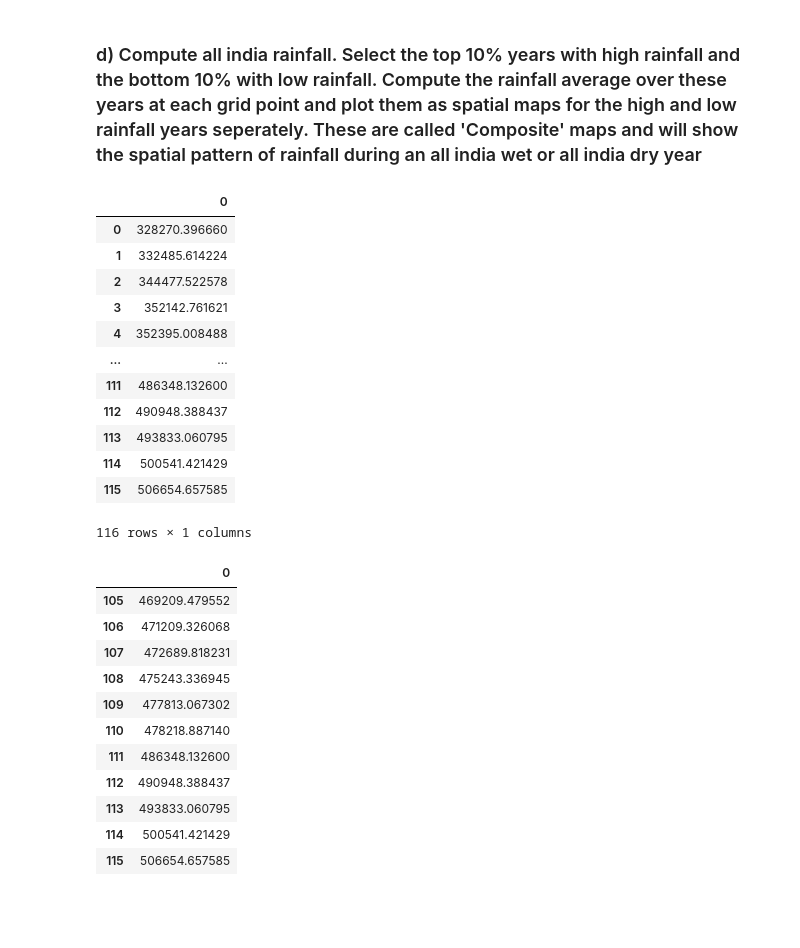
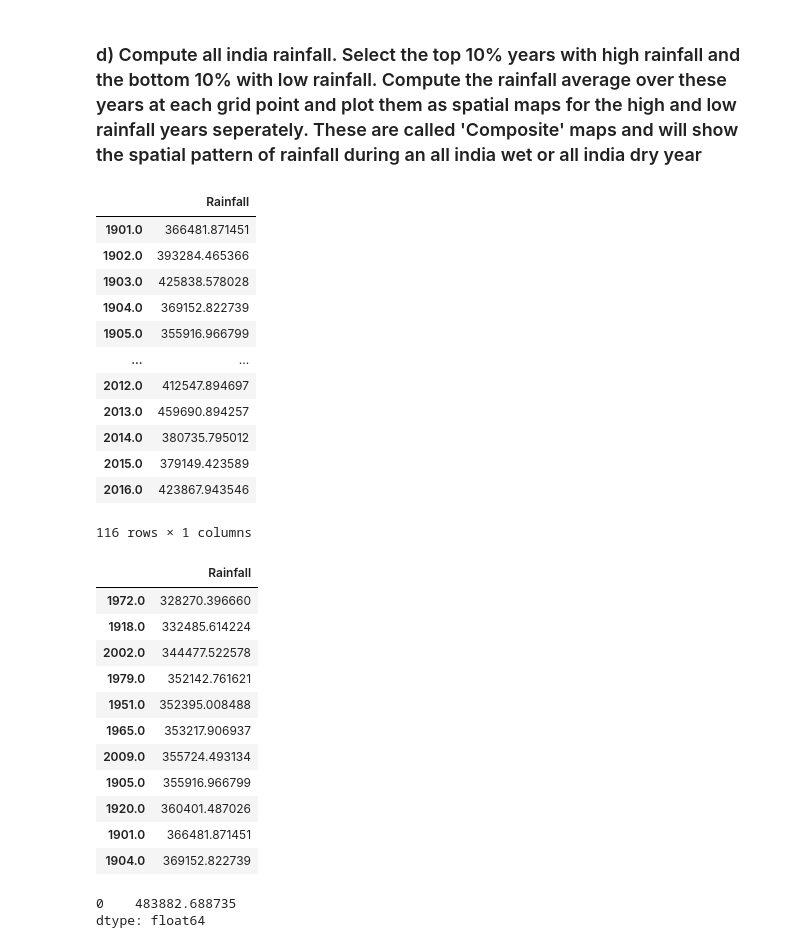
Before and after one commit to jtdocter27/Engineering-Probability---Statistics, a Jupyter notebook: R_project.ipynb, the cells around one changed output. Saved outputs shown, nothing was run; the diff lists cells and outputs as text; code cells hidden in the pictures; blank space fills up the shorter version.

```diff
--- a/R_project.ipynb
+++ b/R_project.ipynb
@@ -1055,38 +1070,48 @@ plt.show()
 # %% [markdown]
 ### d) Compute all india rainfall. Select the top 10% years with high rainfall and the bottom 10% with low rainfall. Compute the rainfall average over these years at each grid point and plot them as spatial maps for the high and low rainfall years seperately. These are called 'Composite' maps and will show the spatial pattern of rainfall during an all india wet or all india dry year
 # %%
-rainfall_sum = np.array(india_rainfall.sum(axis = 1))
-rainfall_sum.sort()
-rainfall_sum_df = pd.DataFrame(rainfall_sum)
-rainfall_sum_df
+rainfall_sum = pd.DataFrame(india_rainfall.sum(axis = 1))
+rainfall_sum.columns = ['Rainfall']
+rainfall_sum_df = rainfall_sum.sort_values(by='Rainfall')
+rainfall_sum
+# india_rainfall
 # %% [output]
-|  | 0 |
-| 0 | 328270.396660 |
-| 1 | 332485.614224 |
-| 2 | 344477.522578 |
-| 3 | 352142.761621 |
-| 4 | 352395.008488 |
+|  | Rainfall |
+| 1901.0 | 366481.871451 |
+| 1902.0 | 393284.465366 |
+| 1903.0 | 425838.578028 |
+| 1904.0 | 369152.822739 |
+| 1905.0 | 355916.966799 |
 | ... | ... |
-| 111 | 486348.132600 |
-| 112 | 490948.388437 |
-| 113 | 493833.060795 |
-| 114 | 500541.421429 |
-| 115 | 506654.657585 |
+| 2012.0 | 412547.894697 |
+| 2013.0 | 459690.894257 |
+| 2014.0 | 380735.795012 |
+| 2015.0 | 379149.423589 |
+| 2016.0 | 423867.943546 |
 116 rows × 1 columns
 # %%
 #Top 10% of 116 rows is ~top 12 and bottom twelve rows
 india_rainfall_bottom_ten = rainfall_sum_df.iloc[0:11]
 india_rainfall_top_ten = rainfall_sum_df.iloc[105:116]
+india_rainfall_bottom_ten
 # %% [output]
-|  | 0 |
-| 105 | 469209.479552 |
-| 106 | 471209.326068 |
-| 107 | 472689.818231 |
-| 108 | 475243.336945 |
-| 109 | 477813.067302 |
-| 110 | 478218.887140 |
-| 111 | 486348.132600 |
-| 112 | 490948.388437 |
-| 113 | 493833.060795 |
-| 114 | 500541.421429 |
-| 115 | 506654.657585 |
+|  | Rainfall |
+| 1972.0 | 328270.396660 |
+| 1918.0 | 332485.614224 |
+| 2002.0 | 344477.522578 |
+| 1979.0 | 352142.761621 |
+| 1951.0 | 352395.008488 |
+| 1965.0 | 353217.906937 |
+| 2009.0 | 355724.493134 |
+| 1905.0 | 355916.966799 |
+| 1920.0 | 360401.487026 |
+| 1901.0 | 366481.871451 |
+| 1904.0 | 369152.822739 |
+# %%
+average_bottom = india_rainfall.iloc[].mean()
+average_bottom
+average_top = india_rainfall_top_ten.mean()
+average_top
+# %% [output]
+0    483882.688735
+dtype: float64
```
Also changed, not shown: parts of 1 cell of this notebook.
